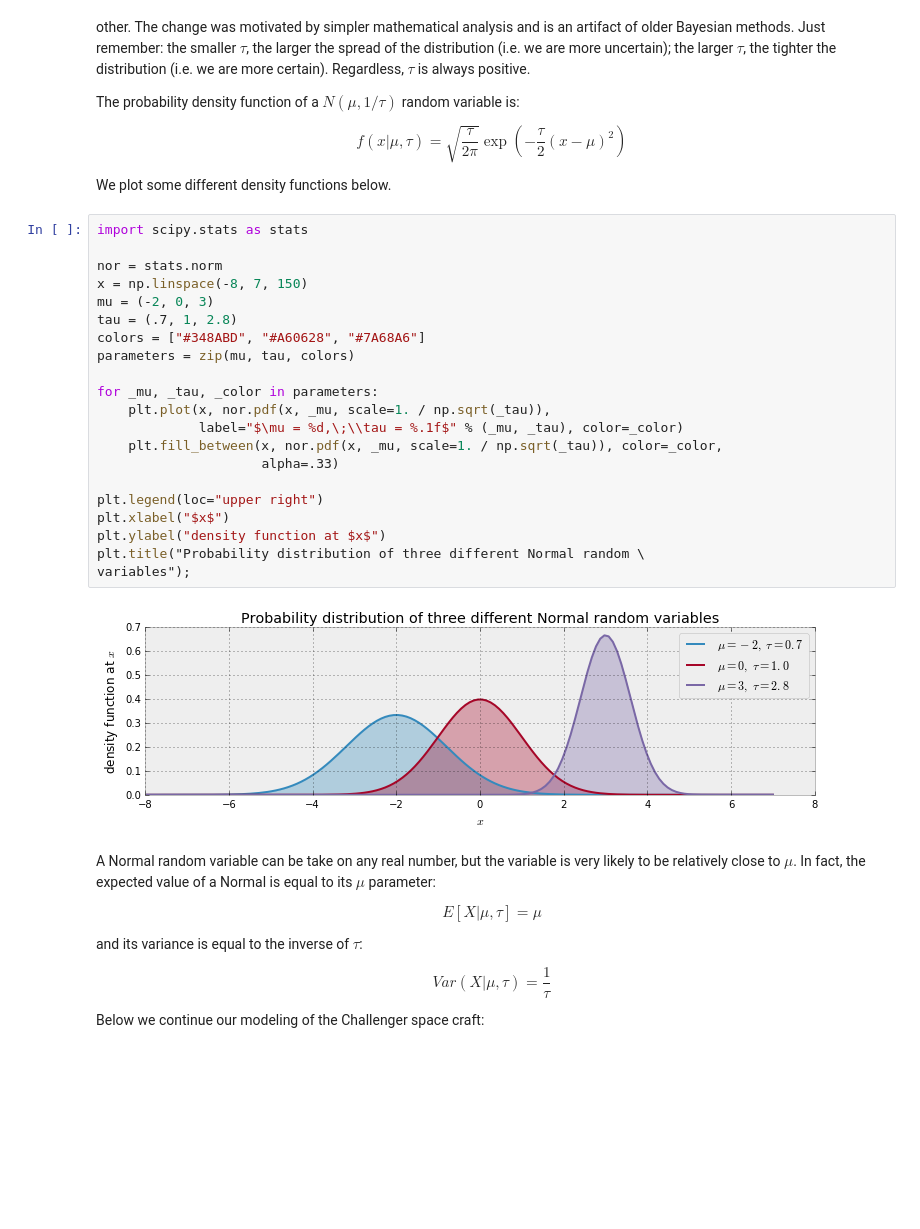
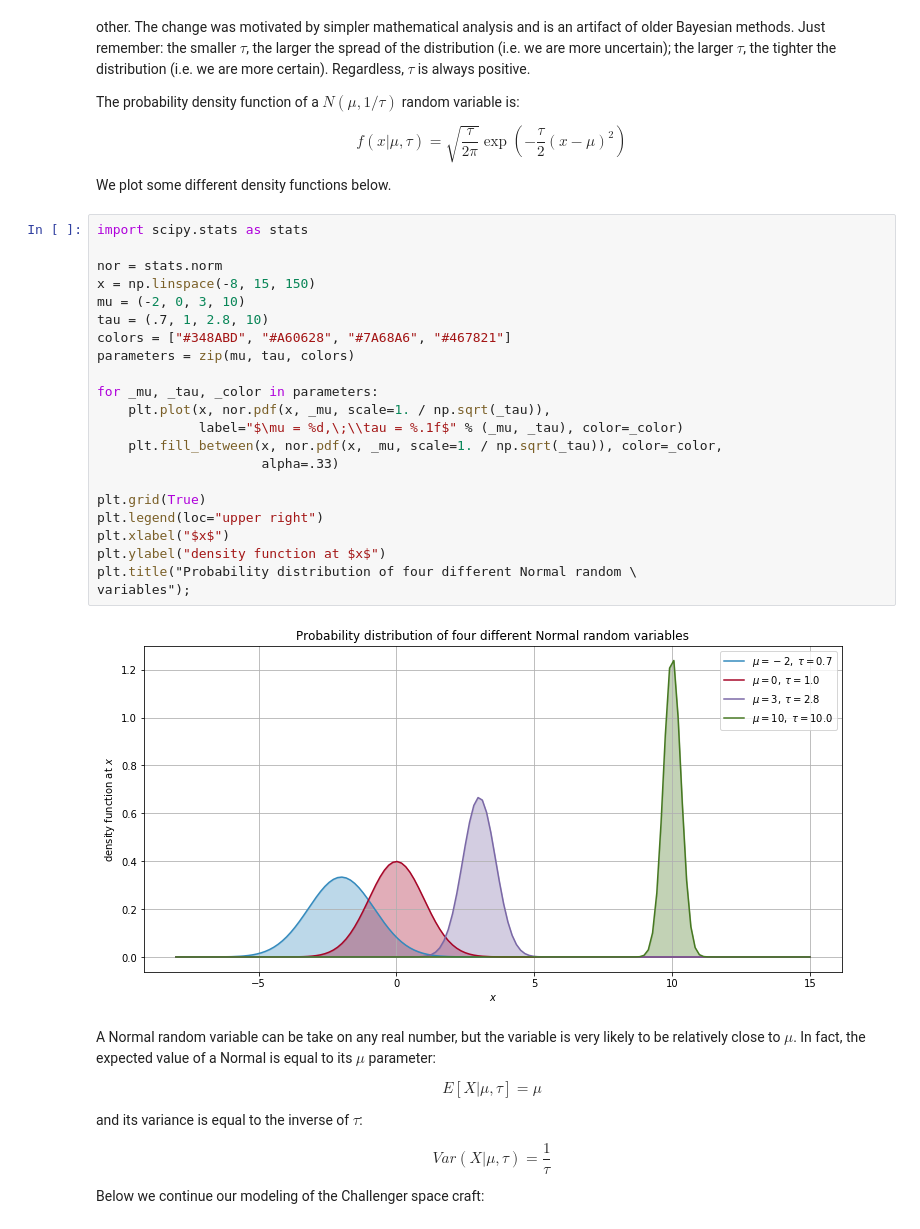
Before and after one commit to gaborstefanics/Probabilistic-Programming-and-Bayesian-Methods-for-Hackers, a Jupyter notebook: Chapter2_MorePyMC/Ch2_MorePyMC_PyMC2_gs.ipynb, the cells around one changed output. Drawn from its saved outputs; the diff is of its cells as text; blank space fills up the shorter version.

```diff
--- a/Chapter2_MorePyMC/Ch2_MorePyMC_PyMC2_gs.ipynb
+++ b/Chapter2_MorePyMC/Ch2_MorePyMC_PyMC2_gs.ipynb
@@ -833,26 +839,27 @@ We plot some different density functions below.
 # %%
 import scipy.stats as stats
 
 nor = stats.norm
-x = np.linspace(-8, 7, 150)
-mu = (-2, 0, 3)
-tau = (.7, 1, 2.8)
-colors = ["#348ABD", "#A60628", "#7A68A6"]
+x = np.linspace(-8, 15, 150)
+mu = (-2, 0, 3, 10)
+tau = (.7, 1, 2.8, 10)
+colors = ["#348ABD", "#A60628", "#7A68A6", "#467821"]
 parameters = zip(mu, tau, colors)
 
 for _mu, _tau, _color in parameters:
     plt.plot(x, nor.pdf(x, _mu, scale=1. / np.sqrt(_tau)),
              label="$\mu = %d,\;\\tau = %.1f$" % (_mu, _tau), color=_color)
     plt.fill_between(x, nor.pdf(x, _mu, scale=1. / np.sqrt(_tau)), color=_color,
                      alpha=.33)
 
+plt.grid(True)
 plt.legend(loc="upper right")
 plt.xlabel("$x$")
 plt.ylabel("density function at $x$")
-plt.title("Probability distribution of three different Normal random \
+plt.title("Probability distribution of four different Normal random \
 variables");
 # %% [output]
-[figure, old version]
+[figure, new version]
 # %% [markdown]
 A Normal random variable can be take on any real number, but the variable is very likely to be relatively close to $\mu$. In fact, the expected value of a Normal is equal to its $\mu$ parameter:
 
```
Also changed, not shown: parts of 23 cells of this notebook, 1 other file.
